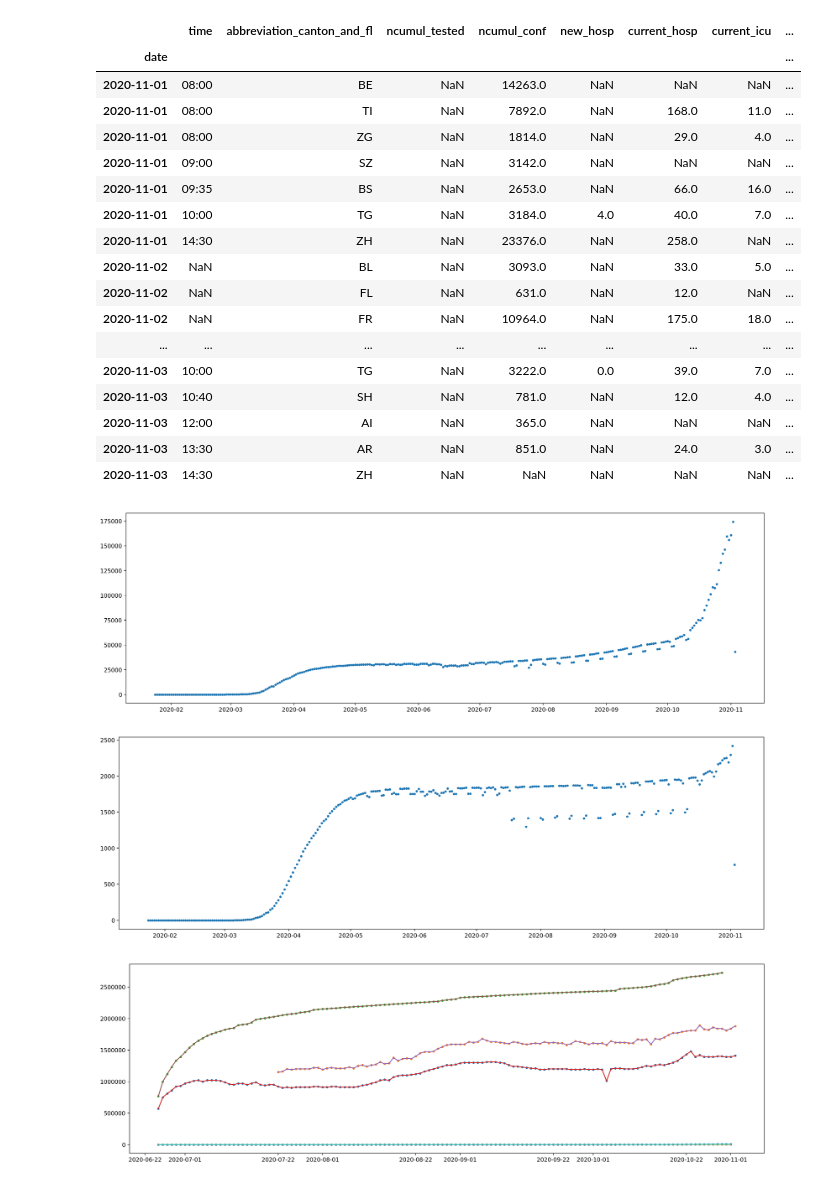
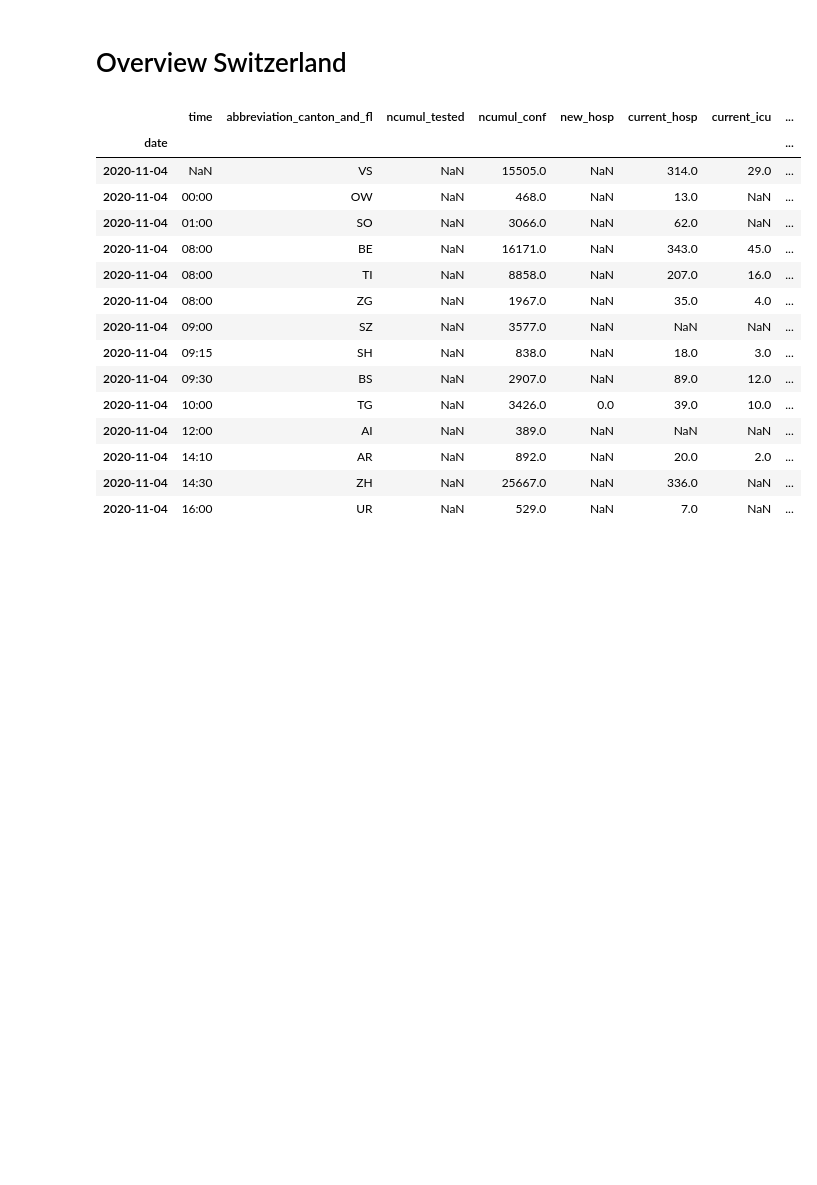
Before and after one commit to dev-main/Modeljpynb, a Jupyter notebook: Switzerland.ipynb, the cells around one changed output. Cells and saved outputs as stored; diff of their text form; code cells hidden in the pictures; blank space fills up the shorter version.

Commit message:
switzerland overview

```diff
--- a/Switzerland.ipynb
+++ b/Switzerland.ipynb
@@ -1,67 +1,35 @@
+# %% [markdown]
+# Overview Switzerland
 # %%
 import pandas as pd
 from pandas import read_csv
 from matplotlib import pyplot
 import matplotlib.pyplot as plt
 plt.rcParams["figure.figsize"] = (20,6)
 #get the last entry
 def sp(u):
    return float(u.split("-")[-1])
 #coronapp  totals
 url = 'https://www.bfs.admin.ch/bfsstatic/dam/assets/13407769/master'
 swisscovidM = pd.read_csv(url, error_bad_lines = False, header=0, index_col=0, parse_dates=True, squeeze=True)
 
 url = 'https://raw.githubusercontent.com/openZH/covid_19/master/COVID19_Fallzahlen_CH_total_v2.csv'
 swissM = pd.read_csv(url, error_bad_lines = False, header=0, index_col=0, parse_dates=True, squeeze=True)
-display(swissM.tail(50))
-
-#swiss=swissM.groupby(['date', 'time','abbreviation_canton_and_fl'])['ncumul_conf'].sum().reset_index()
-plt.figure(1)
-swiss=swissM.groupby(
-     ['date']
- ).agg(
-     sum_ncumul_conf = ('ncumul_conf','sum')
- )
-plt.plot(swiss,'.')
-
-plt.figure(2)
-swissd=swissM.groupby(
-     ['date']
- ).agg(
-    sum_ncumul_dec = ('ncumul_deceased','sum')
- )
-plt.plot(swissd,'.')
-
-
-#calculate new cases from cumulated cases
-plt.figure(3)
-swisscovid = swisscovidM[swisscovidM.columns[[0,1,2]]]
-plt.plot(swisscovid,'.')
-plt.plot(swisscovid,'-')
-plt.figure(3)
-swisscovid = swisscovidM[swisscovidM.columns[[3,4]]]
-plt.plot(swisscovid,'.')
-plt.plot(swisscovid,'-')
-pyplot.show()
+display(swissM.tail(14))
 # %% [output]
 |  | time | abbreviation_canton_and_fl | ncumul_tested | ncumul_conf | new_hosp | current_hosp | current_icu | ... |
 | date |  |  |  |  |  |  |  | ... |
-| 2020-11-01 | 08:00 | BE | NaN | 14263.0 | NaN | NaN | NaN | ... |
-| 2020-11-01 | 08:00 | TI | NaN | 7892.0 | NaN | 168.0 | 11.0 | ... |
-| 2020-11-01 | 08:00 | ZG | NaN | 1814.0 | NaN | 29.0 | 4.0 | ... |
-| 2020-11-01 | 09:00 | SZ | NaN | 3142.0 | NaN | NaN | NaN | ... |
-| 2020-11-01 | 09:35 | BS | NaN | 2653.0 | NaN | 66.0 | 16.0 | ... |
-| 2020-11-01 | 10:00 | TG | NaN | 3184.0 | 4.0 | 40.0 | 7.0 | ... |
-| 2020-11-01 | 14:30 | ZH | NaN | 23376.0 | NaN | 258.0 | NaN | ... |
-| 2020-11-02 | NaN | BL | NaN | 3093.0 | NaN | 33.0 | 5.0 | ... |
-| 2020-11-02 | NaN | FL | NaN | 631.0 | NaN | 12.0 | NaN | ... |
-| 2020-11-02 | NaN | FR | NaN | 10964.0 | NaN | 175.0 | 18.0 | ... |
-| ... | ... | ... | ... | ... | ... | ... | ... | ... |
-| 2020-11-03 | 10:00 | TG | NaN | 3222.0 | 0.0 | 39.0 | 7.0 | ... |
-| 2020-11-03 | 10:40 | SH | NaN | 781.0 | NaN | 12.0 | 4.0 | ... |
-| 2020-11-03 | 12:00 | AI | NaN | 365.0 | NaN | NaN | NaN | ... |
-| 2020-11-03 | 13:30 | AR | NaN | 851.0 | NaN | 24.0 | 3.0 | ... |
-| 2020-11-03 | 14:30 | ZH | NaN | NaN | NaN | NaN | NaN | ... |
+| 2020-11-04 | NaN | VS | NaN | 15505.0 | NaN | 314.0 | 29.0 | ... |
+| 2020-11-04 | 00:00 | OW | NaN | 468.0 | NaN | 13.0 | NaN | ... |
+| 2020-11-04 | 01:00 | SO | NaN | 3066.0 | NaN | 62.0 | NaN | ... |
+| 2020-11-04 | 08:00 | BE | NaN | 16171.0 | NaN | 343.0 | 45.0 | ... |
+| 2020-11-04 | 08:00 | TI | NaN | 8858.0 | NaN | 207.0 | 16.0 | ... |
+| 2020-11-04 | 08:00 | ZG | NaN | 1967.0 | NaN | 35.0 | 4.0 | ... |
+| 2020-11-04 | 09:00 | SZ | NaN | 3577.0 | NaN | NaN | NaN | ... |
+| 2020-11-04 | 09:15 | SH | NaN | 838.0 | NaN | 18.0 | 3.0 | ... |
+| 2020-11-04 | 09:30 | BS | NaN | 2907.0 | NaN | 89.0 | 12.0 | ... |
+| 2020-11-04 | 10:00 | TG | NaN | 3426.0 | 0.0 | 39.0 | 10.0 | ... |
+| 2020-11-04 | 12:00 | AI | NaN | 389.0 | NaN | NaN | NaN | ... |
+| 2020-11-04 | 14:10 | AR | NaN | 892.0 | NaN | 20.0 | 2.0 | ... |
+| 2020-11-04 | 14:30 | ZH | NaN | 25667.0 | NaN | 336.0 | NaN | ... |
+| 2020-11-04 | 16:00 | UR | NaN | 529.0 | NaN | 7.0 | NaN | ... |
-[figure, removed]
-[figure, removed]
-[figure, removed]
```
Also changed, not shown: parts of 9 cells of this notebook.
